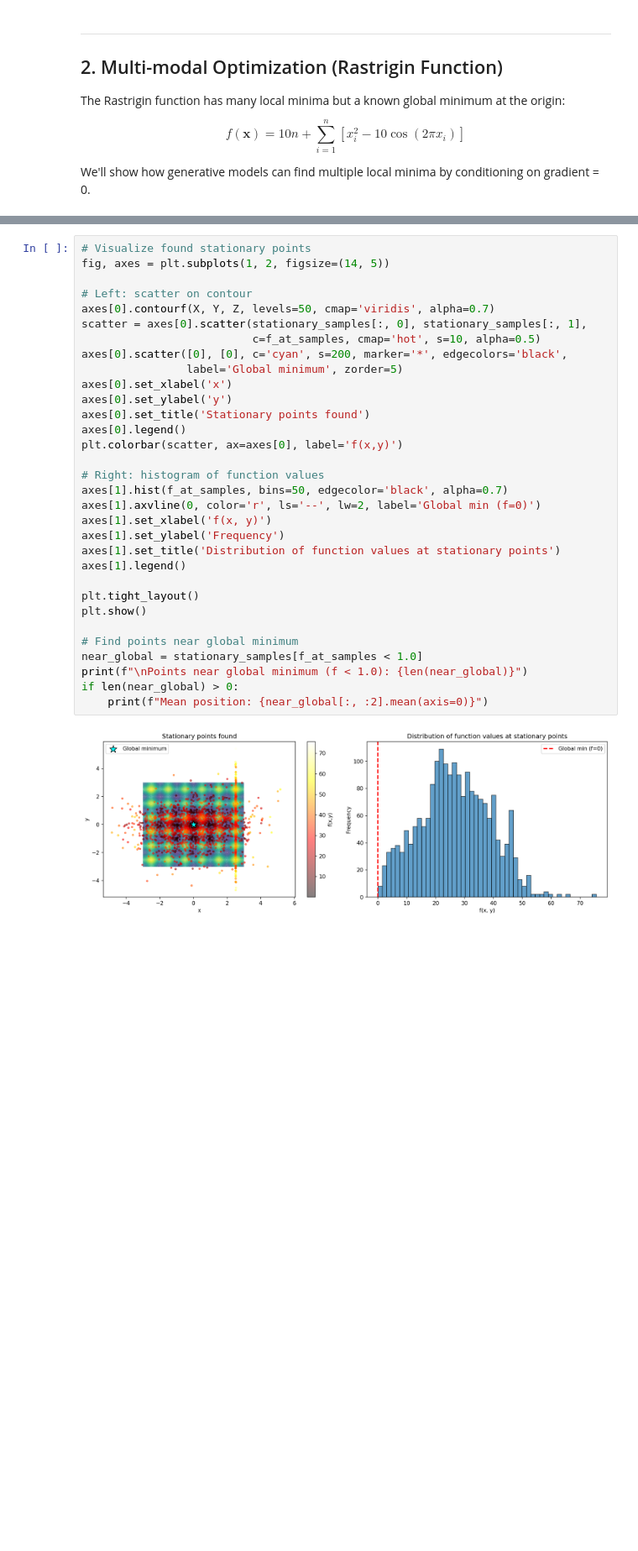
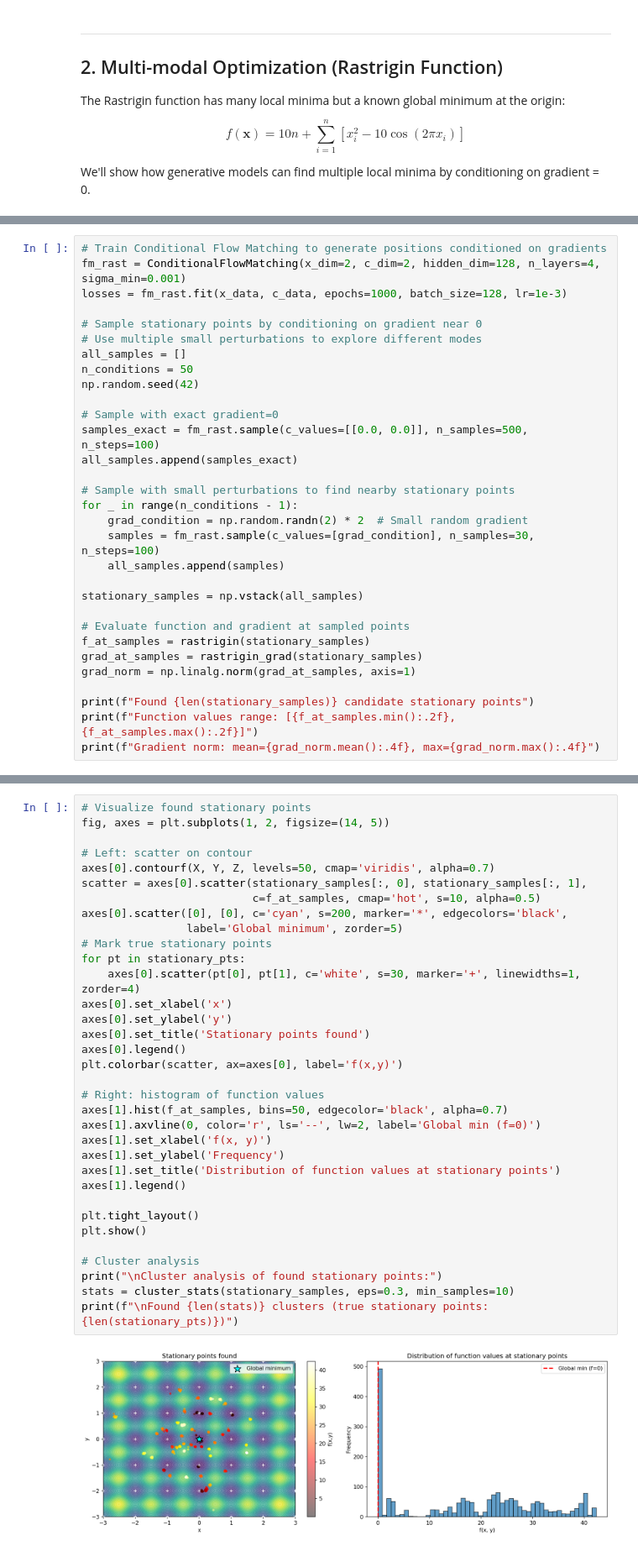
Before and after one commit to KitchinHUB/generative-optimization, a Jupyter notebook: 03_advanced_optimization_examples.ipynb, the cells around one changed output, grey strips where cells are left out. Shown at 84% size. Saved outputs shown, nothing was run; the diff lists cells and outputs as text; blank space fills up the shorter version.

```diff
--- a/03_advanced_optimization_examples.ipynb
+++ b/03_advanced_optimization_examples.ipynb
@@ -208,0 +360,31 @@ Function values range: [0.01, 75.68]
+# %%
+# Train Conditional Flow Matching to generate positions conditioned on gradients
+fm_rast = ConditionalFlowMatching(x_dim=2, c_dim=2, hidden_dim=128, n_layers=4, sigma_min=0.001)
+losses = fm_rast.fit(x_data, c_data, epochs=1000, batch_size=128, lr=1e-3)
+
+# Sample stationary points by conditioning on gradient near 0
+# Use multiple small perturbations to explore different modes
+all_samples = []
+n_conditions = 50
+np.random.seed(42)
+
+# Sample with exact gradient=0
+samples_exact = fm_rast.sample(c_values=[[0.0, 0.0]], n_samples=500, n_steps=100)
+all_samples.append(samples_exact)
+
+# Sample with small perturbations to find nearby stationary points
+for _ in range(n_conditions - 1):
+    grad_condition = np.random.randn(2) * 2  # Small random gradient
+    samples = fm_rast.sample(c_values=[grad_condition], n_samples=30, n_steps=100)
+    all_samples.append(samples)
+
+stationary_samples = np.vstack(all_samples)
+
+# Evaluate function and gradient at sampled points
+f_at_samples = rastrigin(stationary_samples)
+grad_at_samples = rastrigin_grad(stationary_samples)
+grad_norm = np.linalg.norm(grad_at_samples, axis=1)
+
+print(f"Found {len(stationary_samples)} candidate stationary points")
+print(f"Function values range: [{f_at_samples.min():.2f}, {f_at_samples.max():.2f}]")
+print(f"Gradient norm: mean={grad_norm.mean():.4f}, max={grad_norm.max():.4f}")
@@ -209,34 +395,36 @@ Function values range: [0.01, 75.68]
 # %%
 # Visualize found stationary points
 fig, axes = plt.subplots(1, 2, figsize=(14, 5))
 
 # Left: scatter on contour
 axes[0].contourf(X, Y, Z, levels=50, cmap='viridis', alpha=0.7)
 scatter = axes[0].scatter(stationary_samples[:, 0], stationary_samples[:, 1],
                           c=f_at_samples, cmap='hot', s=10, alpha=0.5)
 axes[0].scatter([0], [0], c='cyan', s=200, marker='*', edgecolors='black',
                 label='Global minimum', zorder=5)
+# Mark true stationary points
+for pt in stationary_pts:
+    axes[0].scatter(pt[0], pt[1], c='white', s=30, marker='+', linewidths=1, zorder=4)
 axes[0].set_xlabel('x')
 axes[0].set_ylabel('y')
 axes[0].set_title('Stationary points found')
 axes[0].legend()
 plt.colorbar(scatter, ax=axes[0], label='f(x,y)')
 
 # Right: histogram of function values
 axes[1].hist(f_at_samples, bins=50, edgecolor='black', alpha=0.7)
 axes[1].axvline(0, color='r', ls='--', lw=2, label='Global min (f=0)')
 axes[1].set_xlabel('f(x, y)')
 axes[1].set_ylabel('Frequency')
 axes[1].set_title('Distribution of function values at stationary points')
 axes[1].legend()
 
 plt.tight_layout()
 plt.show()
 
-# Find points near global minimum
-near_global = stationary_samples[f_at_samples < 1.0]
-print(f"\nPoints near global minimum (f < 1.0): {len(near_global)}")
-if len(near_global) > 0:
-    print(f"Mean position: {near_global[:, :2].mean(axis=0)}")
+# Cluster analysis
+print("\nCluster analysis of found stationary points:")
+stats = cluster_stats(stationary_samples, eps=0.3, min_samples=10)
+print(f"\nFound {len(stats)} clusters (true stationary points: {len(stationary_pts)})")
 # %% [output]
-[figure, old version]
+[figure, new version]
```
Also changed, not shown: parts of 24 cells of this notebook, 9 other files.
